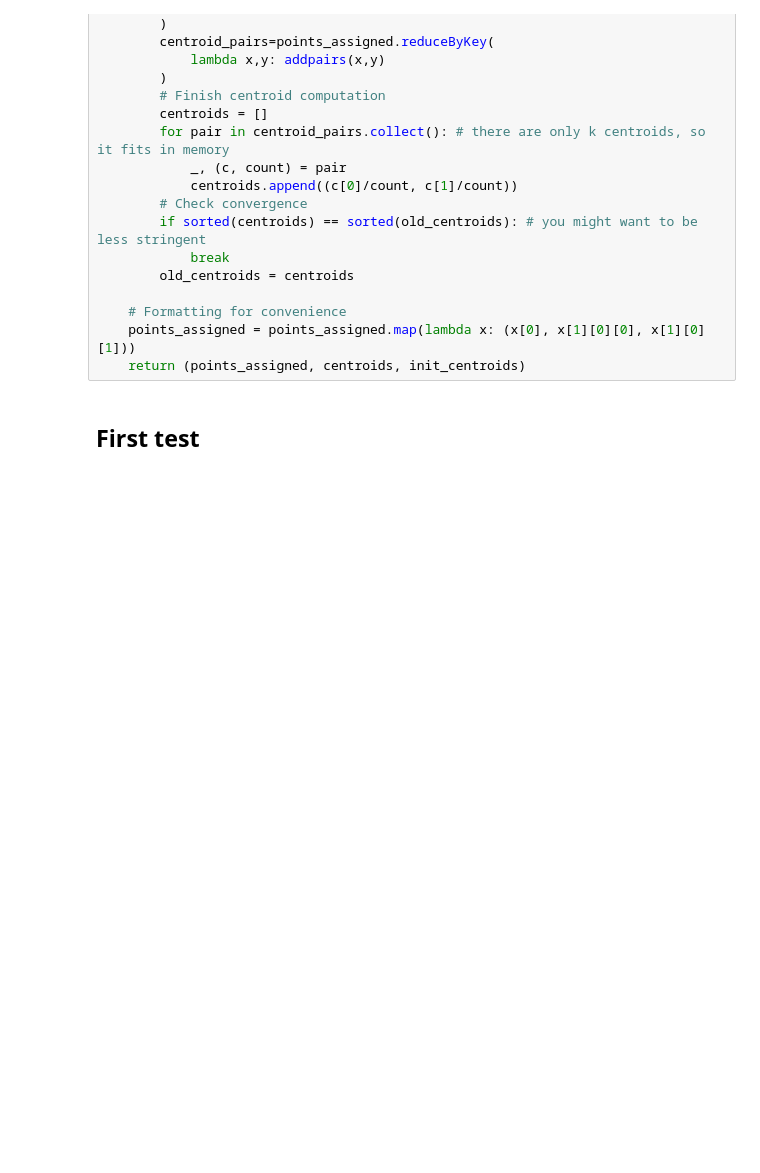
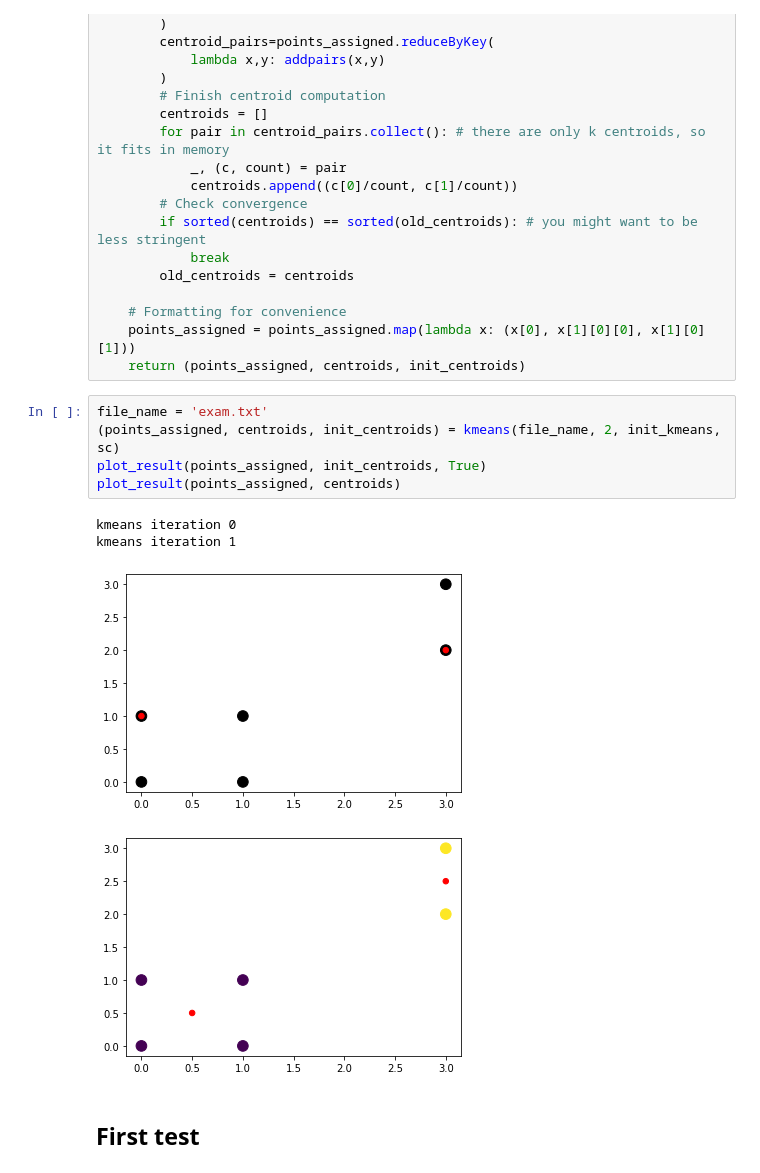
Before and after one commit to tgteacher/big-data-analytics-course, a Jupyter notebook: kmeans/kmeans.ipynb, the cells around one changed output. Cells and saved outputs as stored; diff of their text form; blank space fills up the shorter version.

```diff
--- a/kmeans/kmeans.ipynb
+++ b/kmeans/kmeans.ipynb
@@ -126,6 +161,16 @@ def kmeans(file_name, k, init_function, sc):
     # Formatting for convenience
     points_assigned = points_assigned.map(lambda x: (x[0], x[1][0][0], x[1][0][1]))
     return (points_assigned, centroids, init_centroids)
+# %%
+file_name = 'exam.txt'
+(points_assigned, centroids, init_centroids) = kmeans(file_name, 2, init_kmeans, sc)
+plot_result(points_assigned, init_centroids, True)
+plot_result(points_assigned, centroids)
+# %% [output]
+kmeans iteration 0
+kmeans iteration 1
+[figure, added]
+[figure, added]
 # %% [markdown]
 ## First test
 # %%
```
Also changed, not shown: parts of 13 cells of this notebook.
